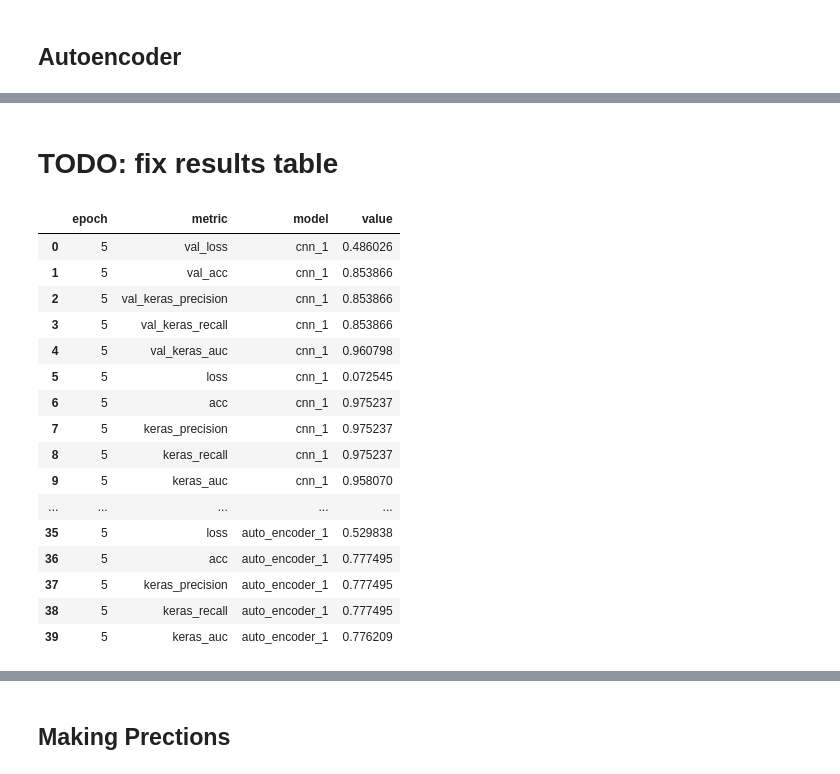
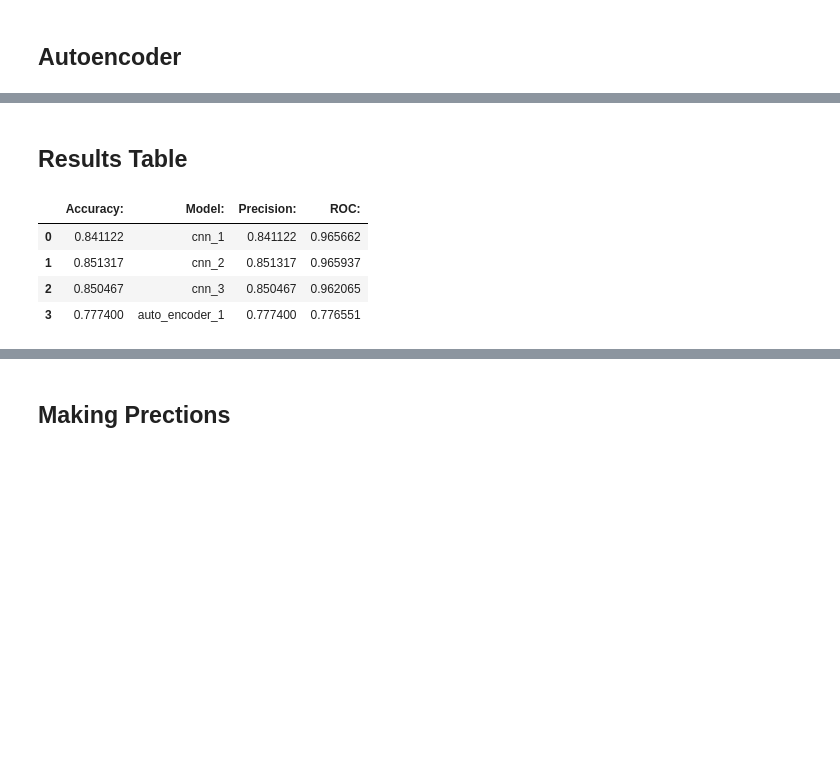
Before and after one commit to CooperStansbury/permission_pipeline, a Jupyter notebook: training_notebooks/train_custom_nn_models.ipynb, the cells around one changed output, grey strips where cells are left out. Saved outputs shown, nothing was run; the diff lists cells and outputs as text; code cells hidden in the pictures; blank space fills up the shorter version.

```diff
--- a/training_notebooks/train_custom_nn_models.ipynb
+++ b/training_notebooks/train_custom_nn_models.ipynb
@@ -61,0 +68,7 @@ df.head()
+# %%
+df['sent_len'] = df['text'].apply(len)
+
+print('mean sentence length:', df['sent_len'].mean())
+print('std sentence length:', df['sent_len'].std())
+print('max sentence length:', df['sent_len'].max())
+print('min sentence length:', df['sent_len'].min())
@@ -66,10 +93,10 @@ slim2 = df[['label', 'text']] # subset dataframe to make it easier to work with
 # %% [markdown]
 # TODO: Functionalize
 # %%
-vocabulary_size = 1000
-maxlen = 100
+vocabulary_size = 8000
+maxlen = 400
 
-tokenizer = Tokenizer(num_words= vocabulary_size)
+tokenizer = Tokenizer(num_words = vocabulary_size)
 tokenizer.fit_on_texts(slim2['text'])
 sequences = tokenizer.texts_to_sequences(slim2['text'])
 data = pad_sequences(sequences, maxlen=maxlen)
@@ -323,6 +350,6 @@ cnn_3.name = "cnn_3"
 auto_encoder_1.name = "auto_encoder_1"
 ann_models = [cnn_1, cnn_2, cnn_3, auto_encoder_1]
 # %%
-for model in ann_models:
-    print("##########################", model.name, "##########################")
-    print(model.summary())
+# for model in ann_models:
+#     print("##########################", model.name, "##########################")
+#     print(model.summary())
@@ -347,36 +356,21 @@ None
-# %% [markdown]
-# TODO: fix results table
+# %% [markdown]
+## Results Table
 # %%
 new_rows = []
 
 for model in ann_models:
-    for metric_key, values in model.history.history.items():
-        for value in values: # each epoch
+    row = {"Model:": model.name,
+           "Precision:": model.history.history['val_keras_precision'][-1],
+           "Accuracy:": model.history.history['val_acc'][-1],
+           "ROC:": model.history.history['val_keras_auc'][-1],}
 
-            row = {"model": model.name,
-                   "epoch":values.index(value) + 1,
-                  "metric":metric_key,
-                  "value":value, }
-        new_rows.append(row)
-
+    new_rows.append(row)
 
 ann_results_df = pd.DataFrame(new_rows)
 ann_results_df.head(len(ann_results_df))
 # %% [output]
-|  | epoch | metric | model | value |
-| 0 | 5 | val_loss | cnn_1 | 0.486026 |
-| 1 | 5 | val_acc | cnn_1 | 0.853866 |
-| 2 | 5 | val_keras_precision | cnn_1 | 0.853866 |
-| 3 | 5 | val_keras_recall | cnn_1 | 0.853866 |
-| 4 | 5 | val_keras_auc | cnn_1 | 0.960798 |
-| 5 | 5 | loss | cnn_1 | 0.072545 |
-| 6 | 5 | acc | cnn_1 | 0.975237 |
-| 7 | 5 | keras_precision | cnn_1 | 0.975237 |
-| 8 | 5 | keras_recall | cnn_1 | 0.975237 |
-| 9 | 5 | keras_auc | cnn_1 | 0.958070 |
-| ... | ... | ... | ... | ... |
-| 35 | 5 | loss | auto_encoder_1 | 0.529838 |
-| 36 | 5 | acc | auto_encoder_1 | 0.777495 |
-| 37 | 5 | keras_precision | auto_encoder_1 | 0.777495 |
-| 38 | 5 | keras_recall | auto_encoder_1 | 0.777495 |
-| 39 | 5 | keras_auc | auto_encoder_1 | 0.776209 |
+|  | Accuracy: | Model: | Precision: | ROC: |
+| 0 | 0.841122 | cnn_1 | 0.841122 | 0.965662 |
+| 1 | 0.851317 | cnn_2 | 0.851317 | 0.965937 |
+| 2 | 0.850467 | cnn_3 | 0.850467 | 0.962065 |
+| 3 | 0.777400 | auto_encoder_1 | 0.777400 | 0.776551 |
```
Also changed, not shown: parts of 29 cells of this notebook.
